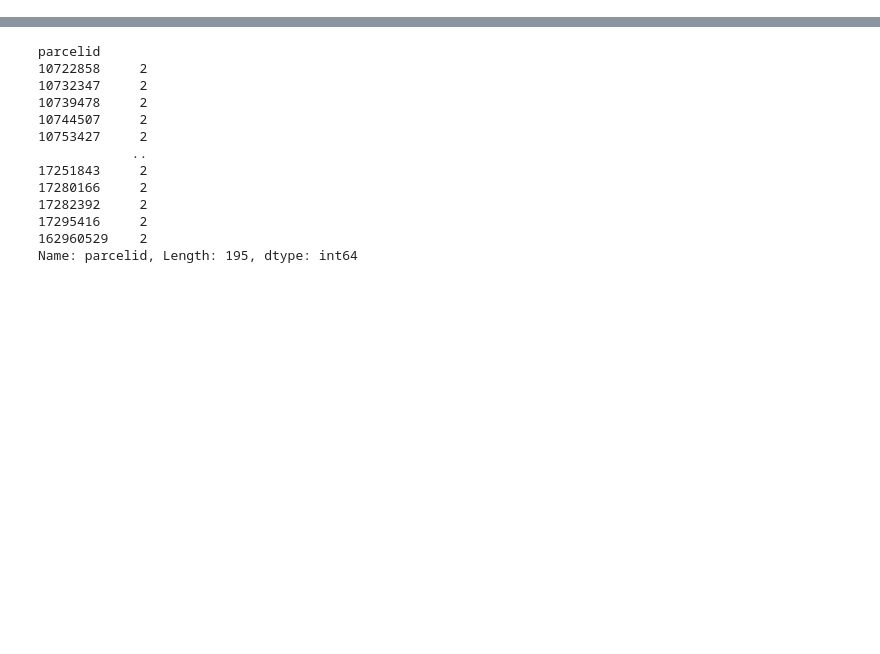
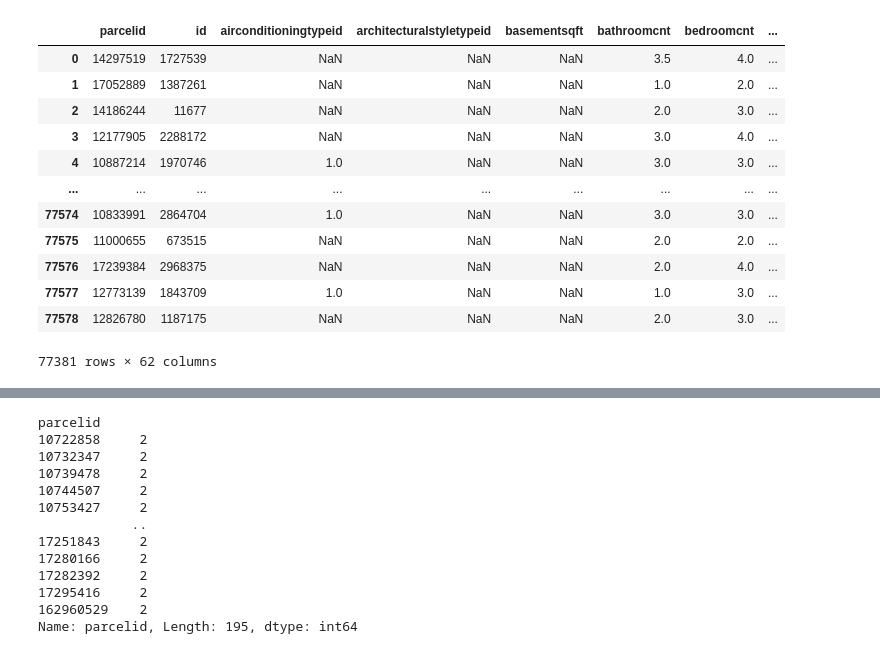
Before and after one commit to ryanorsinger/random_resources, a Jupyter notebook: get_rows_with_latest_transactionid.ipynb, the cells around one changed output, grey strips where cells are left out. Cells and saved outputs as stored; diff of their text form; code cells hidden in the pictures; blank space fills up the shorter version.

```diff
--- a/get_rows_with_latest_transactionid.ipynb
+++ b/get_rows_with_latest_transactionid.ipynb
@@ -34 +48,19 @@ df.head()
+# %%
+# Rows with no duplicates
+no_duplicates = df[~df.parcelid.duplicated()]
+no_duplicates
+# %% [output]
+|  | parcelid | id | airconditioningtypeid | architecturalstyletypeid | basementsqft | bathroomcnt | bedroomcnt | ... |
+| 0 | 14297519 | 1727539 | NaN | NaN | NaN | 3.5 | 4.0 | ... |
+| 1 | 17052889 | 1387261 | NaN | NaN | NaN | 1.0 | 2.0 | ... |
+| 2 | 14186244 | 11677 | NaN | NaN | NaN | 2.0 | 3.0 | ... |
+| 3 | 12177905 | 2288172 | NaN | NaN | NaN | 3.0 | 4.0 | ... |
+| 4 | 10887214 | 1970746 | 1.0 | NaN | NaN | 3.0 | 3.0 | ... |
+| ... | ... | ... | ... | ... | ... | ... | ... | ... |
+| 77574 | 10833991 | 2864704 | 1.0 | NaN | NaN | 3.0 | 3.0 | ... |
+| 77575 | 11000655 | 673515 | NaN | NaN | NaN | 2.0 | 2.0 | ... |
+| 77576 | 17239384 | 2968375 | NaN | NaN | NaN | 2.0 | 4.0 | ... |
+| 77577 | 12773139 | 1843709 | 1.0 | NaN | NaN | 1.0 | 3.0 | ... |
+| 77578 | 12826780 | 1187175 | NaN | NaN | NaN | 2.0 | 3.0 | ... |
+77381 rows × 62 columns
 # %%
```
Also changed, not shown: parts of 16 cells of this notebook.
